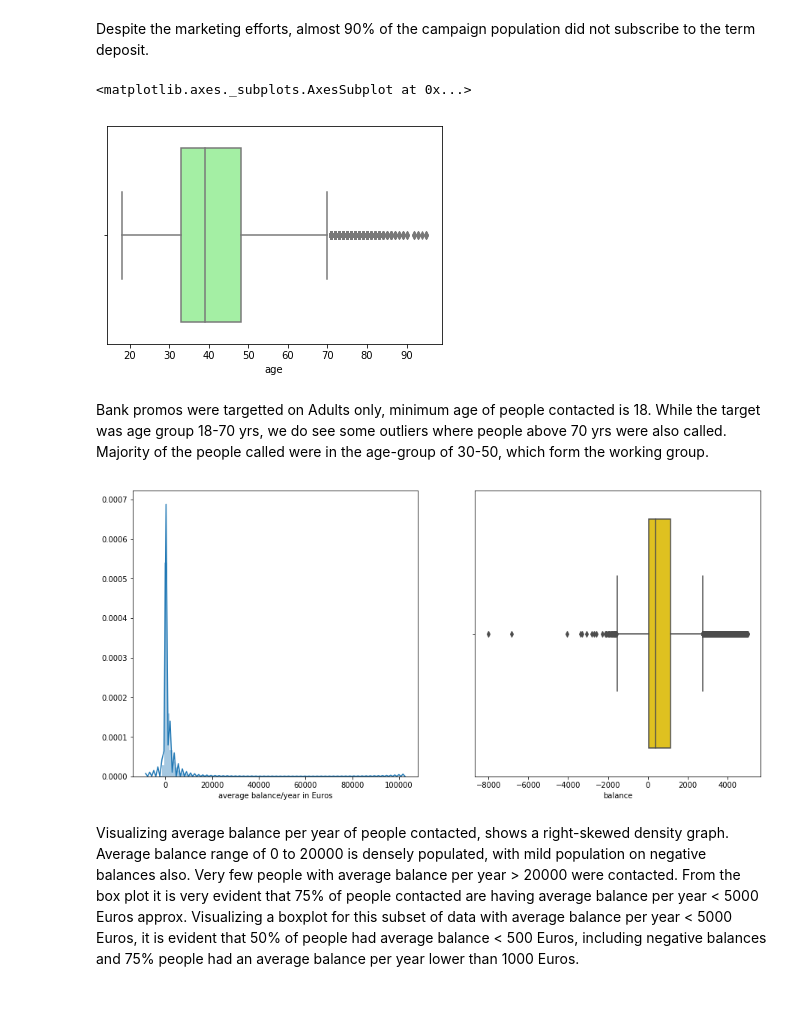
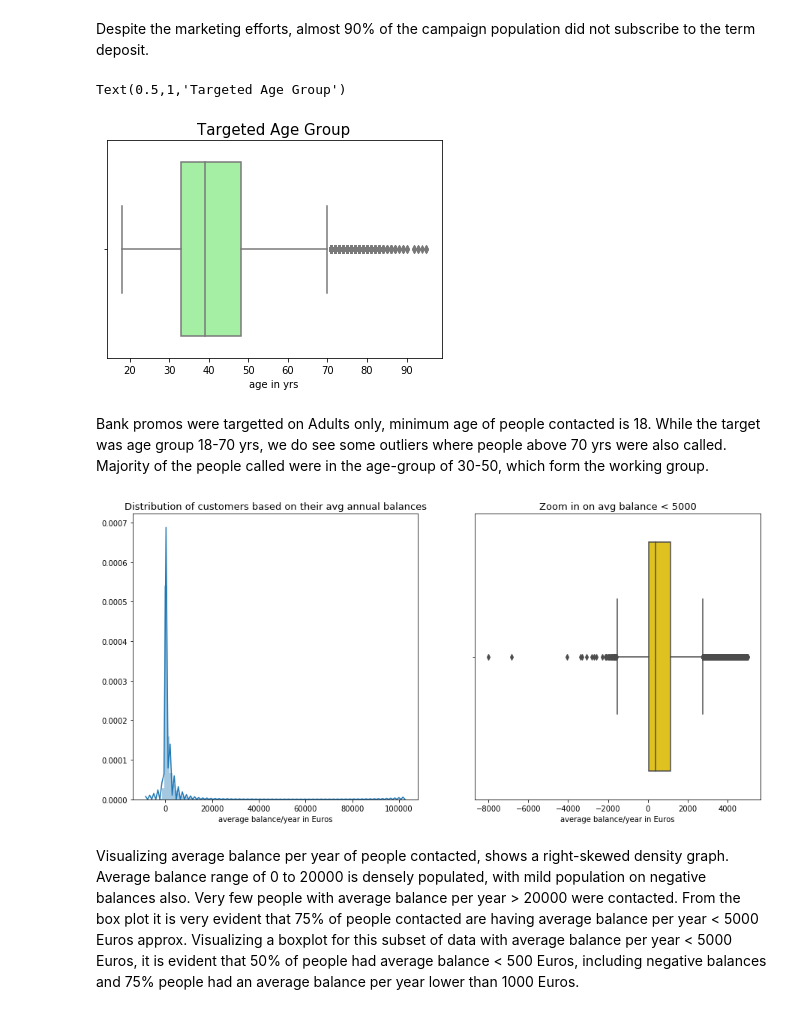
Before and after one commit to nhendersonkuns/awesomedataminers, a Jupyter notebook: BankPromotionDataAnalysis.ipynb, the cells around one changed output. Cells and saved outputs as stored; diff of their text form; code cells hidden in the pictures.

```diff
--- a/BankPromotionDataAnalysis.ipynb
+++ b/BankPromotionDataAnalysis.ipynb
@@ -474,10 +474,12 @@ Despite the marketing efforts, almost 90% of the campaign population did not sub
 # %%
 #Different age groups targeted for promotions
 
-sns.boxplot(x='age', data=bankPromo_df , color="palegreen")
+gAge = sns.boxplot(x='age', data=bankPromo_df , color="palegreen")
+gAge.set_xlabel("age in yrs")
+gAge.set_title("Targeted Age Group", fontsize=15)
 # %% [output]
-<matplotlib.axes._subplots.AxesSubplot at 0x...>
+Text(0.5,1,'Targeted Age Group')
-[figure, old version]
+[figure, new version]
 # %% [markdown]
 Bank promos were targetted on Adults only, minimum age of people contacted is 18. While the target was age group 18-70 yrs, we do see some outliers where people above 70 yrs were also called. Majority of the people called were in the age-group of 30-50, which form the working group.
 # %%
@@ -487,16 +489,19 @@ fig = plt.figure(figsize=(15,7))
 
 # since the range of balance is (-8000,100000), plotted normal distribution
 ax = plt.subplot(1,2,1)
-sns.distplot(bankPromo_df['balance'], axlabel="average balance/year in Euros", bins=100, norm_hist=True, label="Density", ax = ax)
+gBal1 = sns.distplot(bankPromo_df['balance'], axlabel="average balance/year in Euros", bins=100, norm_hist=True, label="Density", ax = ax)
 
+gBal1.set_title("Distribution of customers based on their avg annual balances", fontsize=13)
 # to get approximate idea on majority of balances
 ax = plt.subplot(1,2,2)
 bankPromoSelBal_df = bankPromo_df[bankPromo_df['balance'] < 5000 ]
-sns.boxplot(bankPromoSelBal_df['balance'], ax = ax , color="gold")
+gBal2 =sns.boxplot(bankPromoSelBal_df['balance'], ax = ax , color="gold")
 
+gBal2.set_xlabel("average balance/year in Euros")
+gBal2.set_title("Zoom in on avg balance < 5000", fontsize=13)
 plt.show()
 # %% [output]
-[figure, old version]
+[figure, new version]
 # %% [markdown]
 Visualizing average balance per year of people contacted, shows a right-skewed density graph. Average balance range of  0 to 20000 is densely populated, with mild population on negative balances also. Very few people with average balance per year > 20000 were contacted. From the box plot it is very evident that 75% of people contacted are having average balance per year < 5000 Euros approx. Visualizing a boxplot for this subset of data with average balance per year < 5000 Euros, it is evident that 50% of people had average balance < 500 Euros, including negative balances and 75% people had an average balance per year lower than 1000 Euros.
 # %%
```
Also changed, not shown: parts of 9 cells of this notebook.
